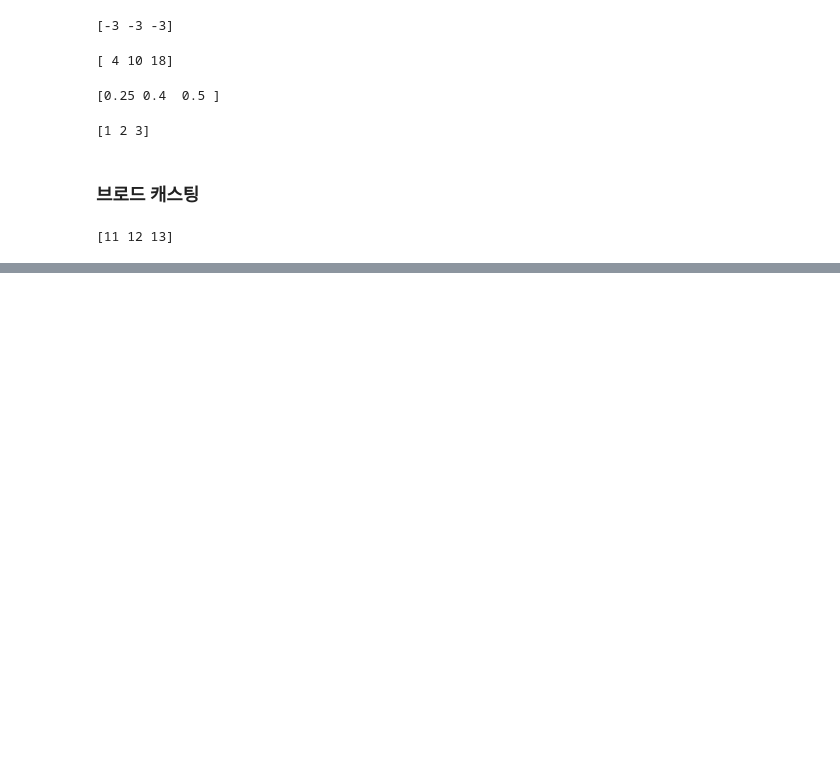
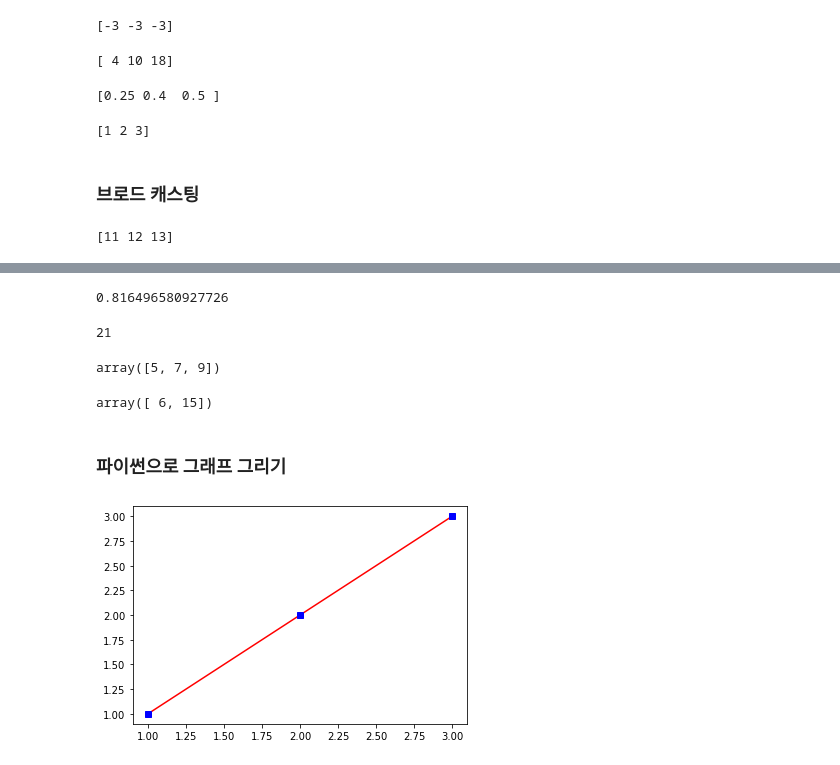
Before and after one commit to imguru-mooc/AI_Basic, a Jupyter notebook: 파이썬/7_day.ipynb, the cells around one changed output, grey strips where cells are left out. Saved outputs shown, nothing was run; the diff lists cells and outputs as text; code cells hidden in the pictures; blank space fills up the shorter version.

```diff
--- a/파이썬/7_day.ipynb
+++ b/파이썬/7_day.ipynb
@@ -406,0 +571,32 @@ print(c)
+# %%
+np.std(a)
+# %% [output]
+0.816496580927726
+# %%
+a = np.array([[1,2,3],[4,5,6]])
+np.sum(a)
+# %% [output]
+21
+# %%
+np.sum(a, axis=0)
+# %% [output]
+array([5, 7, 9])
+# %%
+np.sum(a, axis=1)
+# %% [output]
+array([ 6, 15])
+# %% [markdown]
+### 파이썬으로 그래프 그리기
+# %%
+import matplotlib.pyplot as plt
+
+x = np.array([1,2,3])
+y = np.array([1,2,3])
+
+# plt.plot(x,y)
+# plt.plot(x,y,"rs--")
+plt.plot(x,y,"r")
+plt.plot(x,y,"bs")
+plt.show()
+# %% [output]
+[figure, added]
```
Also changed, not shown: parts of 30 cells of this notebook, 1 other file.
